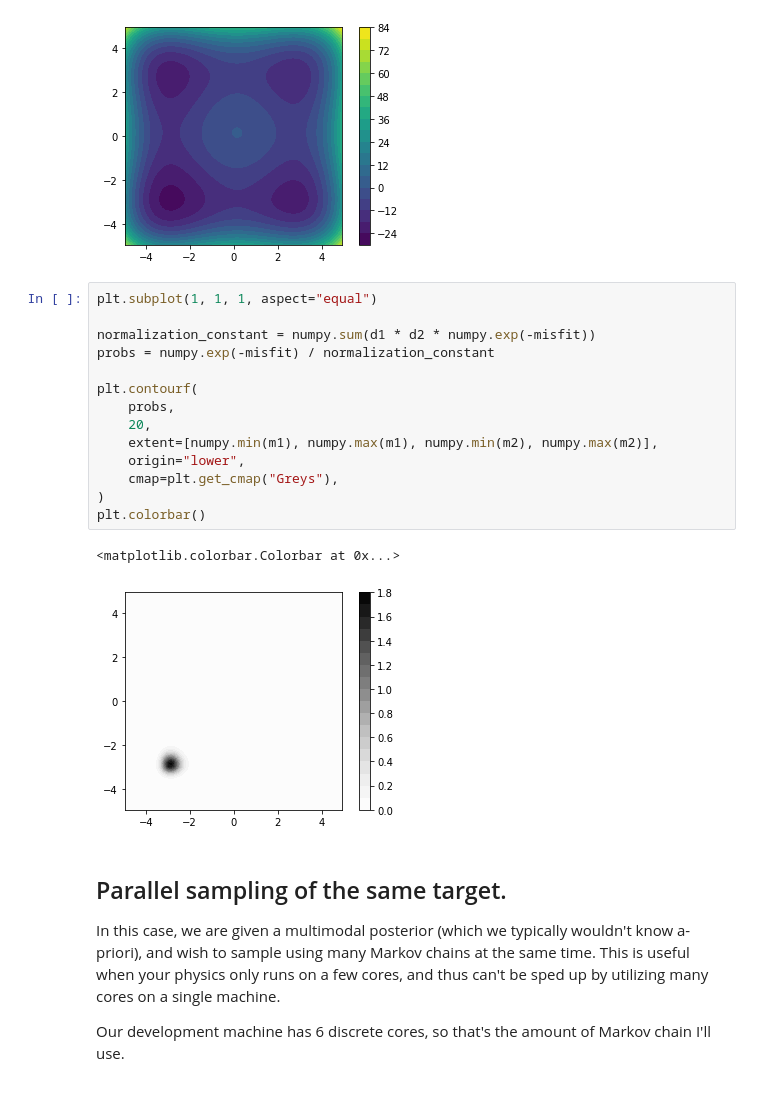
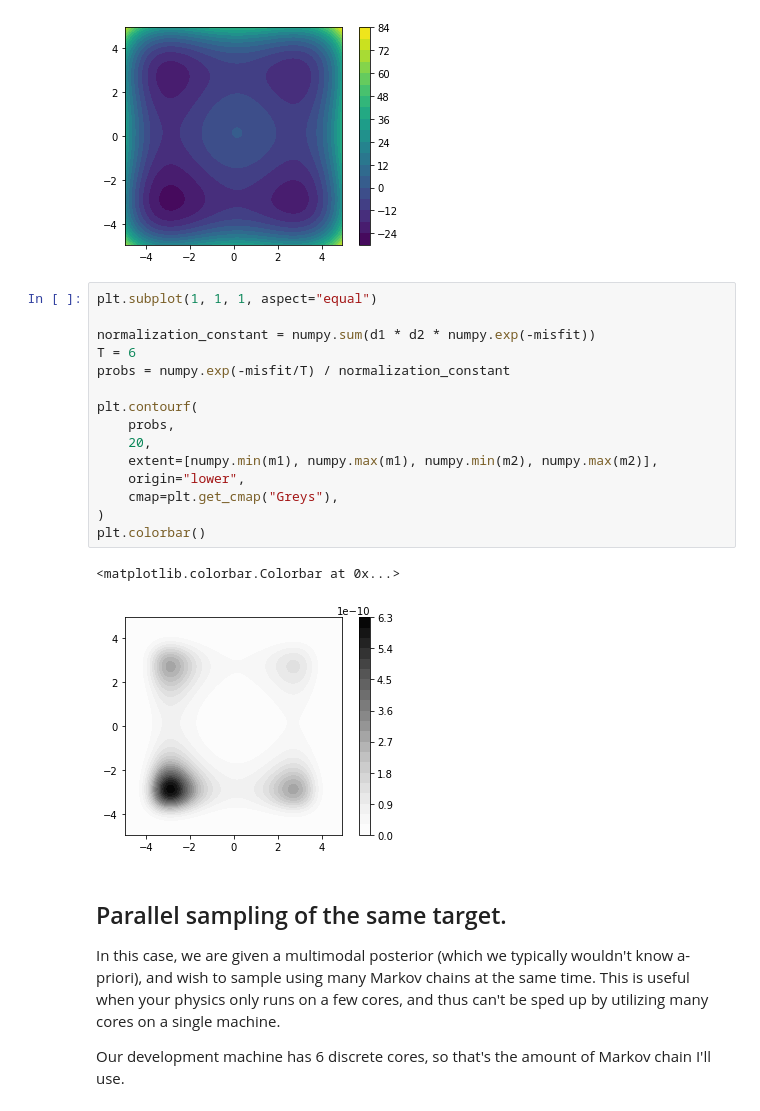
Before and after one commit to larsgeb/hmclab, a Jupyter notebook: notebooks/tutorials/4 - Running parallel Markov chains.ipynb, the cells around one changed output. Drawn from its saved outputs; the diff is of its cells as text.

```diff
--- a/notebooks/tutorials/4 - Running parallel Markov chains.ipynb
+++ b/notebooks/tutorials/4 - Running parallel Markov chains.ipynb
@@ -73,20 +73,21 @@ _ = plt.colorbar()
 # %%
 plt.subplot(1, 1, 1, aspect="equal")
 
 normalization_constant = numpy.sum(d1 * d2 * numpy.exp(-misfit))
-probs = numpy.exp(-misfit) / normalization_constant
+T = 6
+probs = numpy.exp(-misfit/T) / normalization_constant
 
 plt.contourf(
     probs,
     20,
     extent=[numpy.min(m1), numpy.max(m1), numpy.min(m2), numpy.max(m2)],
     origin="lower",
     cmap=plt.get_cmap("Greys"),
 )
 plt.colorbar()
 # %% [output]
 <matplotlib.colorbar.Colorbar at 0x...>
-[figure, old version]
+[figure, new version]
 # %% [markdown]
 ## Parallel sampling of the same target.
 
```
Also changed, not shown: parts of 4 cells of this notebook, 2 other files.
